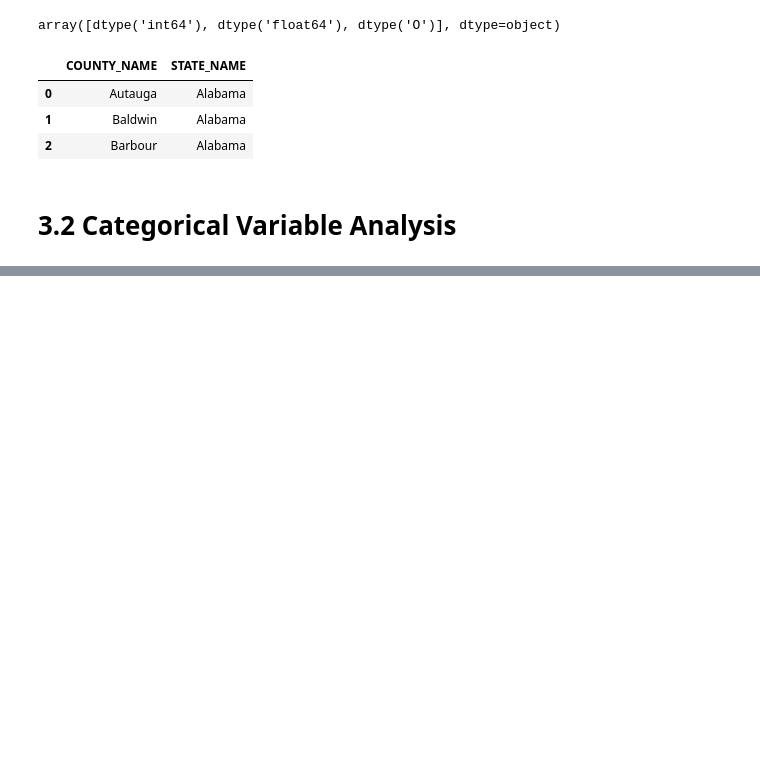
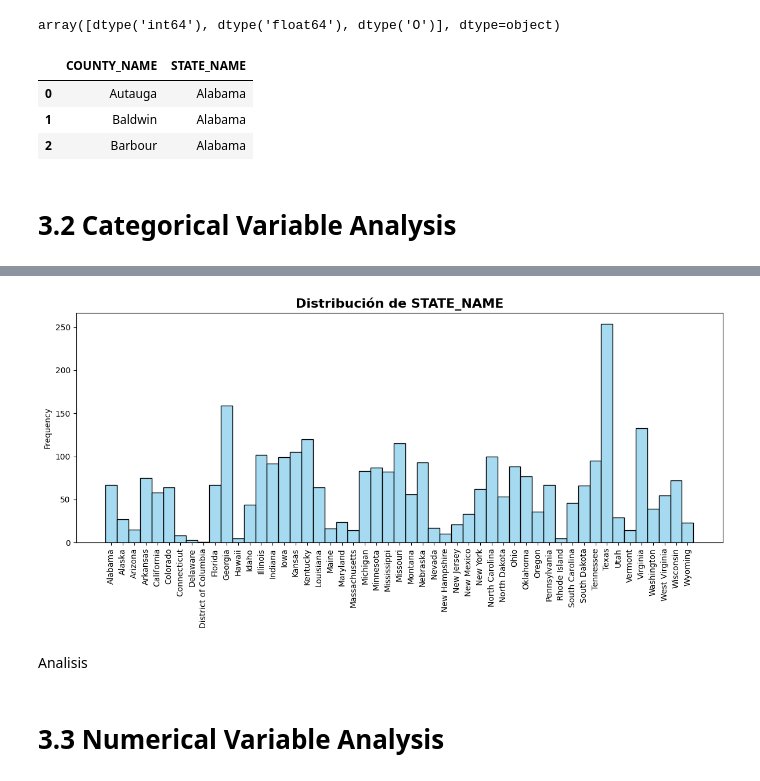
Before and after one commit to NatTajuelo/Modelos-Lineales-Regulares, a Jupyter notebook: src/explore.ipynb, the cells around one changed output, grey strips where cells are left out. Cells and saved outputs as stored; diff of their text form; code cells hidden in the pictures; blank space fills up the shorter version.

```diff
--- a/src/explore.ipynb
+++ b/src/explore.ipynb
@@ -129,0 +142,15 @@ plt.show()
+# %%
+plt.figure(figsize=(12, 6))
+
+sns.histplot(data=df_cat, x="STATE_NAME", color="skyblue").set(xlabel=None, ylabel="Frequency")
+plt.title("Distribución de STATE_NAME", fontsize=16, fontweight='bold')
+plt.xticks(rotation=90)
+
+plt.tight_layout()
+plt.show()
+# %% [output]
+[figure, added]
+# %% [markdown]
+Analisis
+# %% [markdown]
+# 3.3 Numerical Variable Analysis
```
Also changed, not shown: parts of 6 cells of this notebook.
